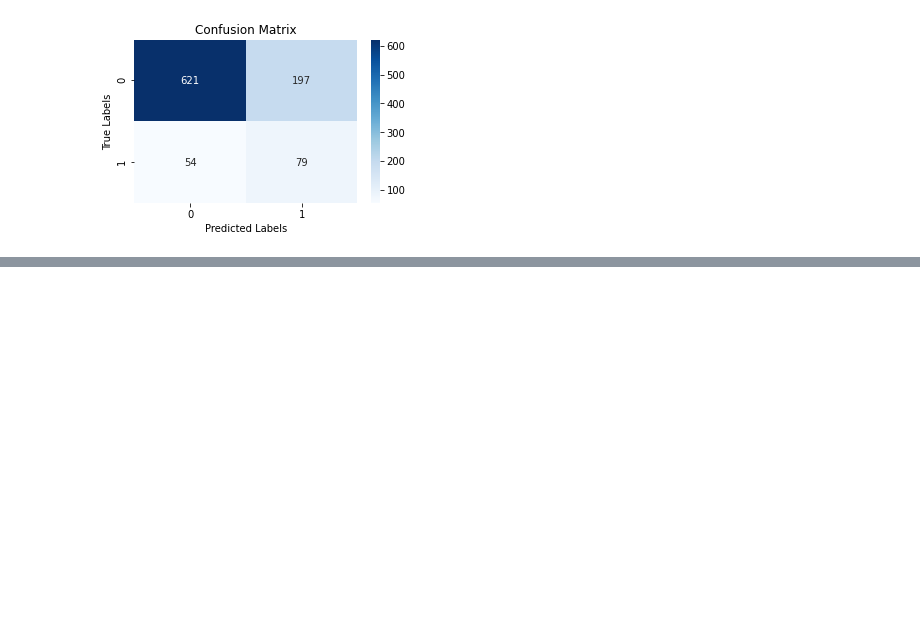
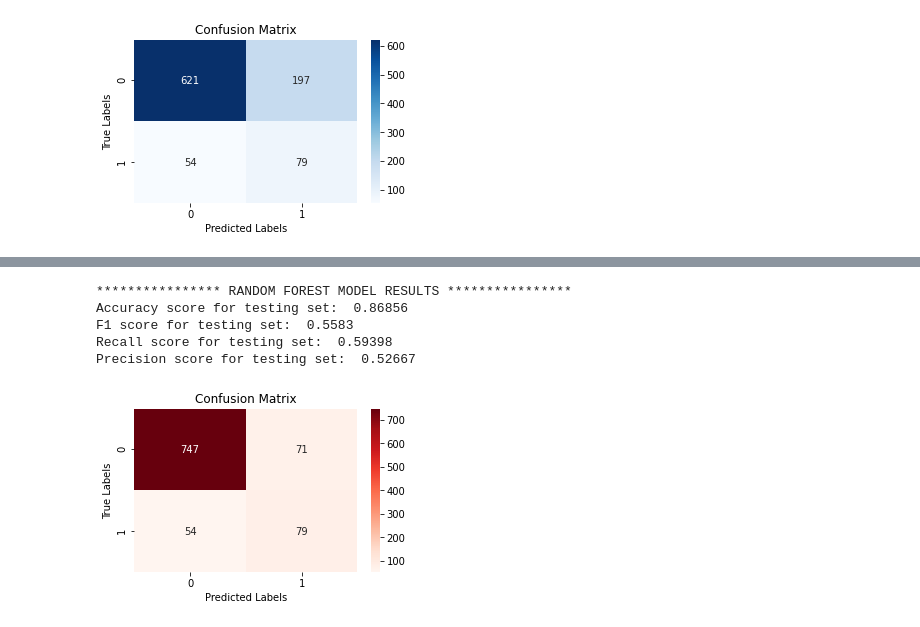
Before and after one commit to jodida01/Telecom-Churn-Prediction, a Jupyter notebook: churn.ipynb, the cells around one changed output, grey strips where cells are left out. Drawn from its saved outputs; the diff is of its cells as text; code cells hidden in the pictures; blank space fills up the shorter version.

```diff
--- a/churn.ipynb
+++ b/churn.ipynb
@@ -491,0 +520,19 @@ Precision score for testing set:  0.28623
+# %%
+print("**************** RANDOM FOREST MODEL RESULTS **************** ")
+print('Accuracy score for testing set: ',round(accuracy_score(y_test,y_pred_rf),5))
+print('F1 score for testing set: ',round(f1_score(y_test,y_pred_rf),5))
+print('Recall score for testing set: ',round(recall_score(y_test,y_pred_rf),5))
+print('Precision score for testing set: ',round(precision_score(y_test,y_pred_rf),5))
+cm_rf = confusion_matrix(y_test, y_pred_rf)
+f, ax= plt.subplots(1,1,figsize=(5,3))
+sns.heatmap(cm_rf, annot=True, cmap='Reds', fmt='g', ax=ax)
+ax.set_xlabel('Predicted Labels'); ax.set_ylabel('True Labels') ; ax.set_title('Confusion Matrix')
+ax.xaxis.set_ticklabels(['0', '1']) ; ax.yaxis.set_ticklabels(['0', '1'])
+plt.show();
+# %% [output]
+**************** RANDOM FOREST MODEL RESULTS ****************
+Accuracy score for testing set:  0.86856
+F1 score for testing set:  0.5583
+Recall score for testing set:  0.59398
+Precision score for testing set:  0.52667
+[figure, added]
```
Also changed, not shown: parts of 5 cells of this notebook.
